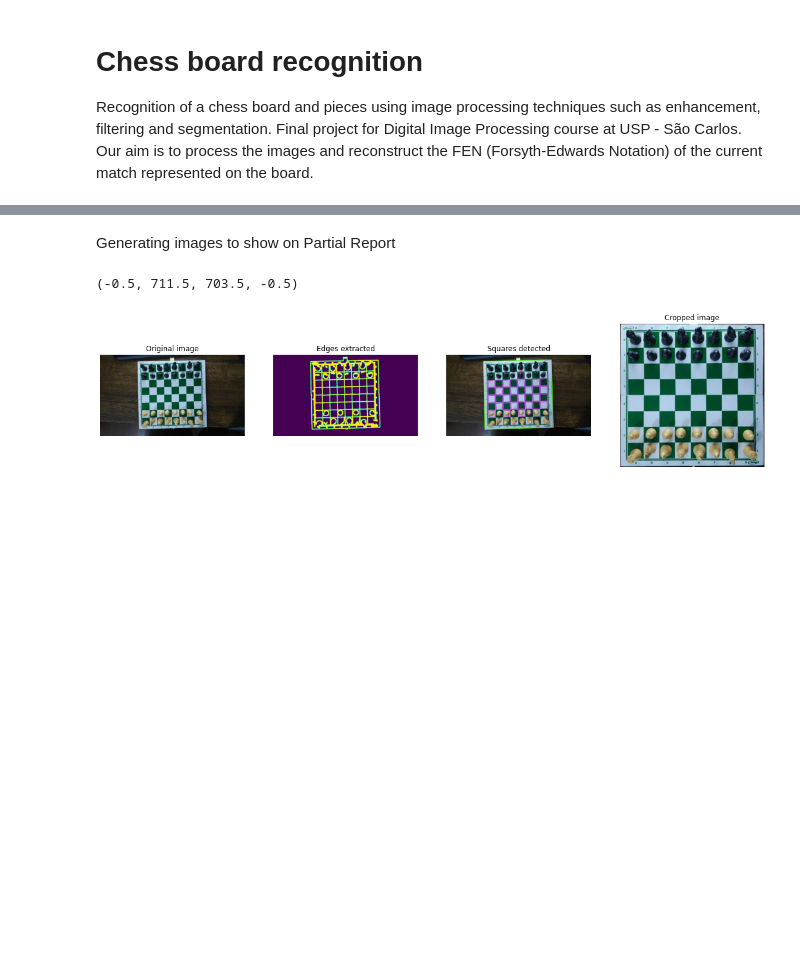
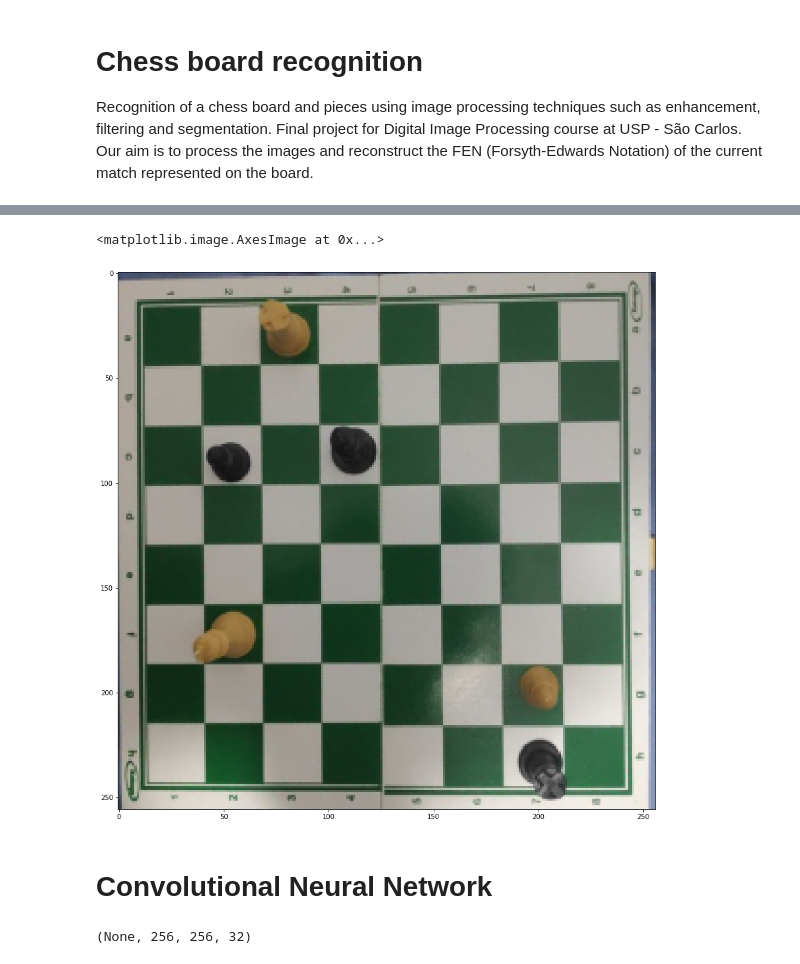
Before and after one commit to andrefakhoury/chess-board-recognition, a Jupyter notebook: notebook.ipynb, the cells around one changed output, grey strips where cells are left out. Drawn from its saved outputs; the diff is of its cells as text; code cells hidden in the pictures; blank space fills up the shorter version.

```diff
--- a/notebook.ipynb
+++ b/notebook.ipynb
@@ -49,36 +140,0 @@ plt.imshow(img)
-# %%
-# extract edges
-edge_img = cv2.cvtColor(img, cv2.COLOR_RGB2GRAY)
-plt.imshow(edge_img, cmap='gray')
-plt.show()
-edge_img = cv2.GaussianBlur(edge_img, (5, 5), 2)
-plt.imshow(edge_img, cmap='gray')
-plt.show()
-edge_img = cv2.Canny(edge_img, 20, 200)
-edge_img = cv2.dilate(
-            edge_img,
-            cv2.getStructuringElement(cv2.MORPH_RECT, (10, 10)),
-            iterations=1
-        )
-
-# find the contours
-contours, hierarchy = cv2.findContours(edge_img, cv2.RETR_TREE, cv2.CHAIN_APPROX_SIMPLE)
-
-plt.imshow(edge_img)
-plt.show()
-
-# aproximates every contour group to a simpler polygon
-for i in range(len(contours)):
-    contours[i] = cv2.approxPolyDP(contours[i], 0.04 * cv2.arcLength(contours[i], True), True)
-
-# draw the contours found
-image = np.copy(img)
-for i, c in enumerate(contours):
-    if c.shape[0] <= 1:
-        continue
-    if len(c) == 4:
-        cv2.drawContours(image, contours, i, (255, 255, 100), 3)
-    else:
-        cv2.drawContours(image, contours, i, (0, 0, 255), 3)
-plt.imshow(image)
-plt.show()
@@ -172,27 +141,11 @@ imageio.imwrite('out.png', cropped)
-# %% [markdown]
-Generating images to show on Partial Report
-# %%
-plt.figure(figsize=(20, 6))
-
-plt.subplot(141)
-plt.imshow(img)
-plt.title('Original image')
-plt.axis('off')
-
-plt.subplot(142)
-plt.imshow(edge_img)
-plt.title('Edges extracted')
-plt.axis('off')
-
-plt.subplot(143)
-plt.imshow(image)
-plt.title('Squares detected')
-plt.axis('off')
-
-plt.subplot(144)
-plt.imshow(cropped)
-plt.title('Cropped image')
-plt.axis('off')
-# %% [output]
-(-0.5, 711.5, 703.5, -0.5)
-[figure, removed]
+# %%
+board = preprocess(image)
+cropped = crop_image(image, board)
+cropped = cv2.resize(cropped, (256, 256), interpolation=cv2.INTER_AREA)
+plt.figure(figsize=(15, 15))
+plt.imshow(cropped)
+# %% [output]
+<matplotlib.image.AxesImage at 0x...>
+[figure, added]
+# %% [markdown]
+# Convolutional Neural Network
@@ -198,0 +166,4 @@ plt.axis('off')
+# %%
+leaky_relu2.output_shape
+# %% [output]
+(None, 256, 256, 32)
```
Also changed, not shown: parts of 18 cells of this notebook.
